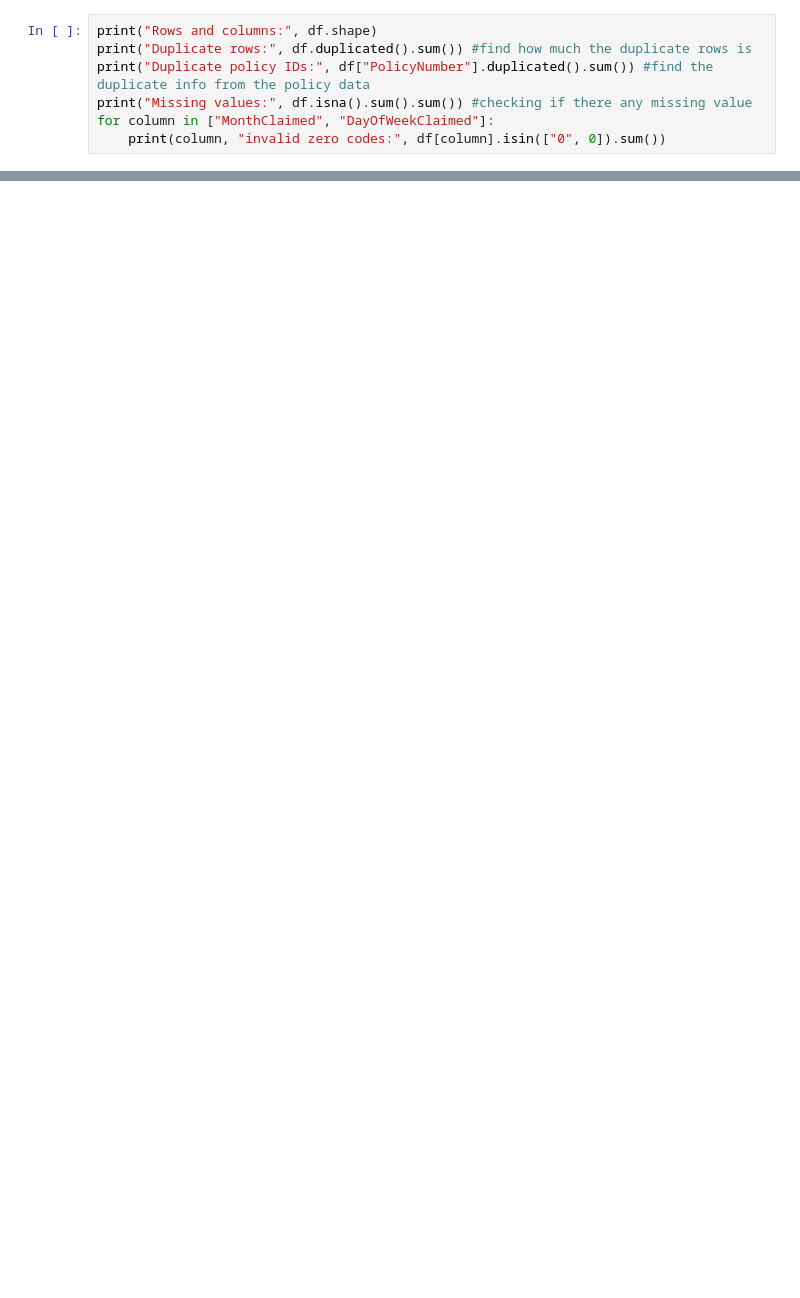
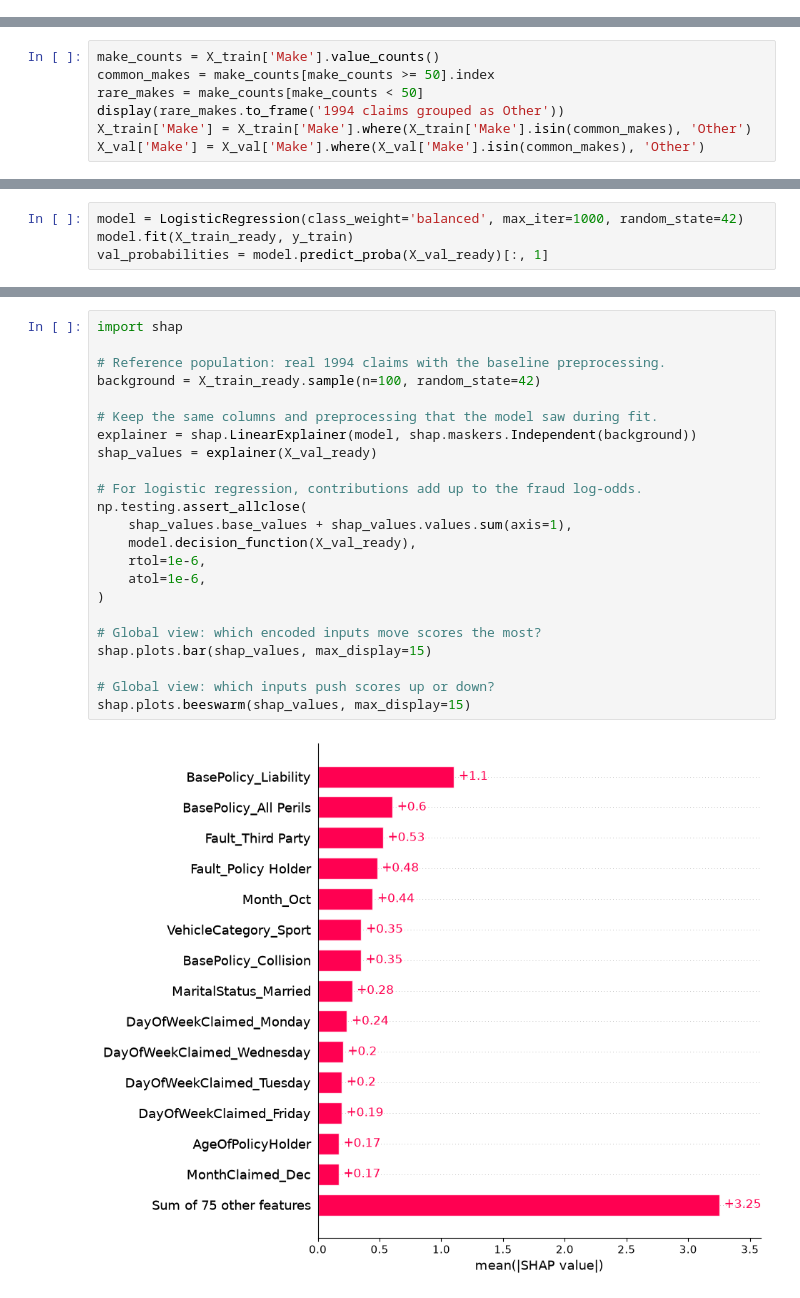
Before and after one commit to Break-Through-Tech/LexisNexis-1B-detecting-fraudulent-insurance-claims, a Jupyter notebook: notebooks/data_analysis.ipynb, the cells around one changed output, grey strips where cells are left out. Cells and saved outputs as stored; diff of their text form; blank space fills up the shorter version.

Commit message:
Completed SHAP features and its analysis. Allow the model to rank which feature would be the top priorities within the 20% fraud detected

```diff
--- a/notebooks/data_analysis.ipynb
+++ b/notebooks/data_analysis.ipynb
@@ -110,7 +0,0 @@ Age == 0 320
-# %%
-print("Rows and columns:", df.shape)
-print("Duplicate rows:", df.duplicated().sum()) #find how much the duplicate rows is
-print("Duplicate policy IDs:", df["PolicyNumber"].duplicated().sum()) #find the duplicate info from the policy data
-print("Missing values:", df.isna().sum().sum()) #checking if there any missing value
-for column in ["MonthClaimed", "DayOfWeekClaimed"]:
-    print(column, "invalid zero codes:", df[column].isin(["0", 0]).sum())
@@ -514,0 +127,7 @@ Confusion matrix (rows = actual, columns = predicted; order = not fraud, fraud):
+# %%
+make_counts = X_train['Make'].value_counts()
+common_makes = make_counts[make_counts >= 50].index
+rare_makes = make_counts[make_counts < 50]
+display(rare_makes.to_frame('1994 claims grouped as Other'))
+X_train['Make'] = X_train['Make'].where(X_train['Make'].isin(common_makes), 'Other')
+X_val['Make'] = X_val['Make'].where(X_val['Make'].isin(common_makes), 'Other')
@@ -514,0 +201,4 @@ Confusion matrix (rows = actual, columns = predicted; order = not fraud, fraud):
+# %%
+model = LogisticRegression(class_weight='balanced', max_iter=1000, random_state=42)
+model.fit(X_train_ready, y_train)
+val_probabilities = model.predict_proba(X_val_ready)[:, 1]
@@ -514,0 +343,25 @@ Confusion matrix (rows = actual, columns = predicted; order = not fraud, fraud):
+# %%
+import shap
+
+# Reference population: real 1994 claims with the baseline preprocessing.
+background = X_train_ready.sample(n=100, random_state=42)
+
+# Keep the same columns and preprocessing that the model saw during fit.
+explainer = shap.LinearExplainer(model, shap.maskers.Independent(background))
+shap_values = explainer(X_val_ready)
+
+# For logistic regression, contributions add up to the fraud log-odds.
+np.testing.assert_allclose(
+    shap_values.base_values + shap_values.values.sum(axis=1),
+    model.decision_function(X_val_ready),
+    rtol=1e-6,
+    atol=1e-6,
+)
+
+# Global view: which encoded inputs move scores the most?
+shap.plots.bar(shap_values, max_display=15)
+
+# Global view: which inputs push scores up or down?
+shap.plots.beeswarm(shap_values, max_display=15)
+# %% [output]
+[figure, added]
```
Also changed, not shown: parts of 70 cells of this notebook, 1 other file.
